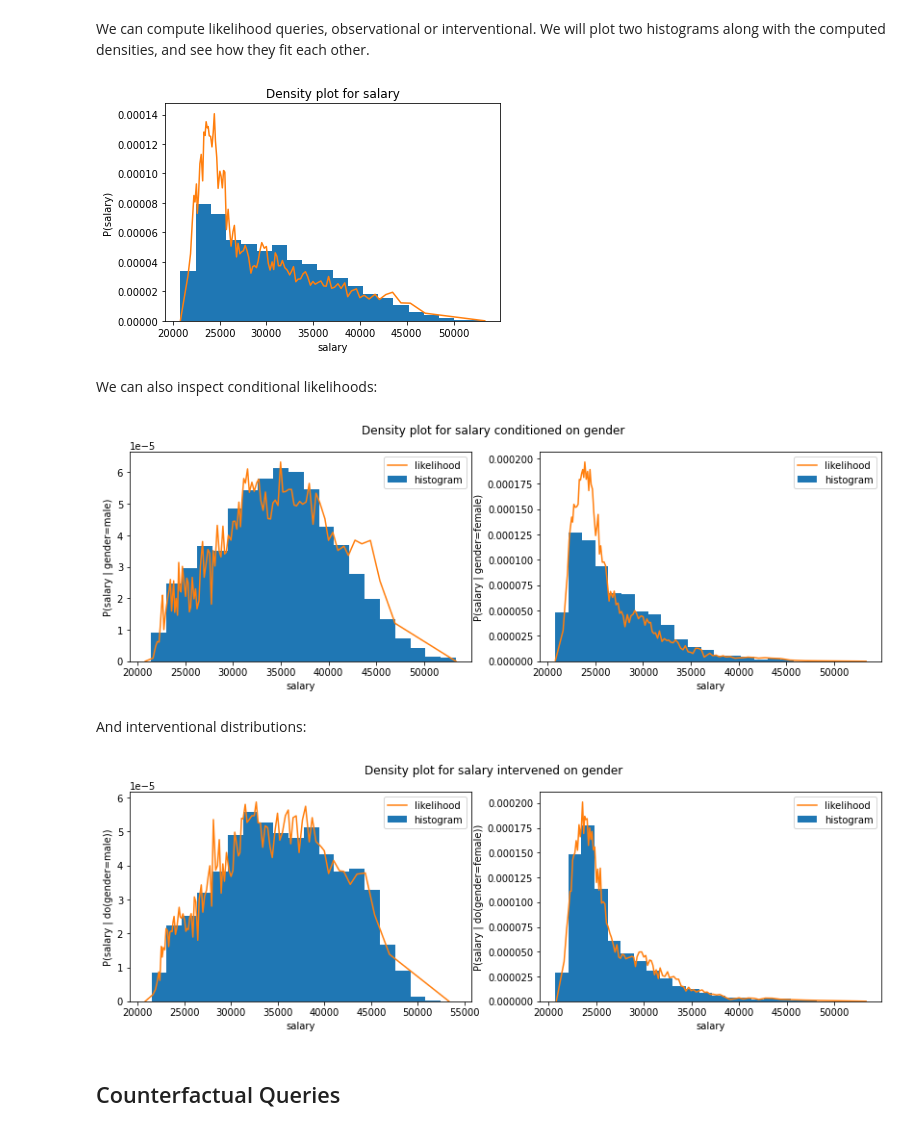
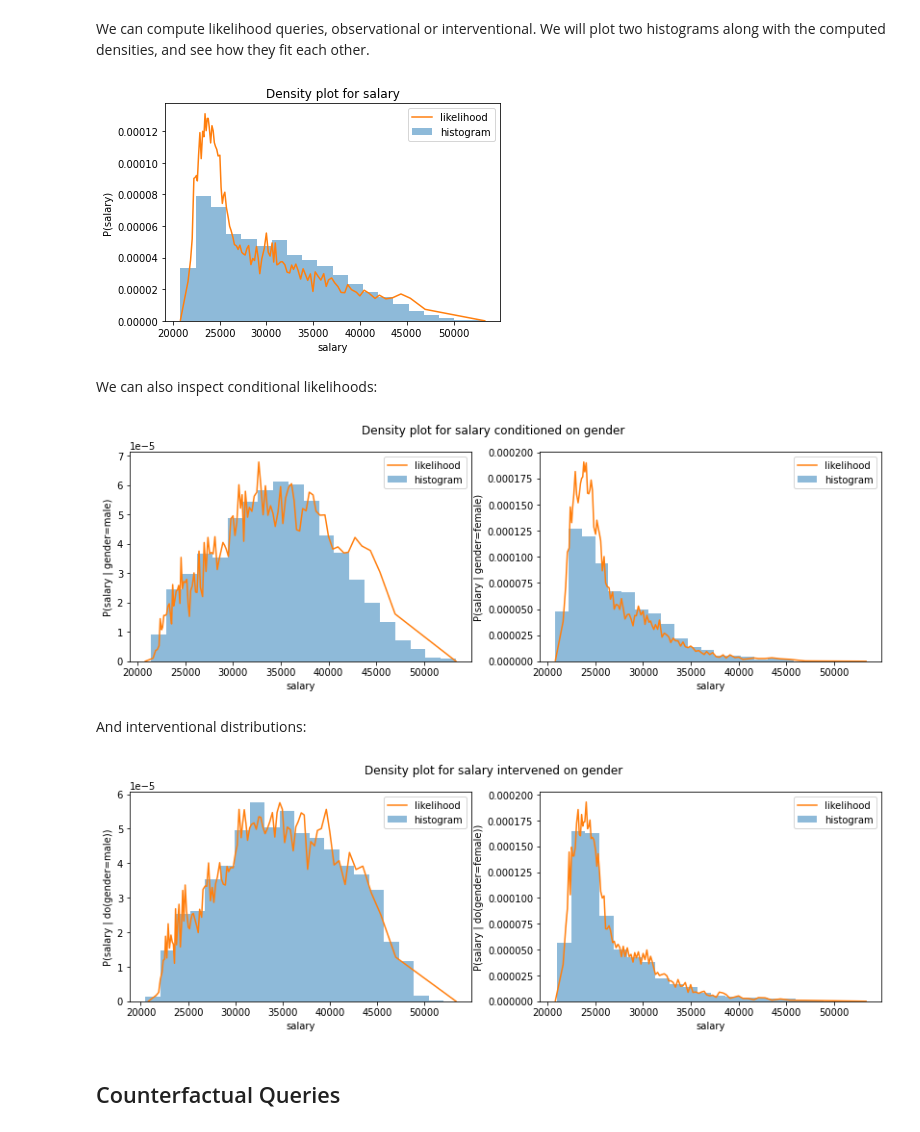
Before and after one commit to aparafita/dcg_supp, a Jupyter notebook: tutorial/Tutorial.ipynb, the cells around one changed output. Drawn from its saved outputs; the diff is of its cells as text; code cells hidden in the pictures.

```diff
--- a/tutorial/Tutorial.ipynb
+++ b/tutorial/Tutorial.ipynb
@@ -286,7 +286,7 @@
 # %%
 # We add this toggle here to avoid training the graph if it's already been trained.
 # Set TRAIN to False if you have already trained it, so as to load it instead.
-TRAIN = True
+TRAIN = False
 # %%
 path = os.path.join('models', 'graph.pt')
 
@@ -499,19 +509,21 @@ We can compute likelihood queries, observational or interventional. We will plot
 # %%
 K = 100
 
 x = df_train.salary
 qs = df_train.salary.quantile(np.linspace(0, 1, K)).values
 with torch.no_grad():
     loglk = graph.loglk(dict(salary=qs), target_node='salary', ex_n=1000)
     lk = torch.exp(loglk).cpu().numpy()
 
-plt.hist(x, bins=20, density=True)
-plt.plot(qs, lk)
+plt.hist(x, bins=20, alpha=.5, density=True, label='histogram')
+plt.plot(qs, lk, label='likelihood')
 plt.xlabel('salary')
 plt.ylabel('P(salary)')
-plt.title('Density plot for salary');
+plt.legend()
+plt.title('Density plot for salary')
+plt.savefig('plots/density1.pdf')
 # %% [output]
-[figure, old version]
+[figure, new version]
 # %% [markdown]
 We can also inspect conditional likelihoods:
 # %%
@@ -529,15 +541,16 @@ for ax, v in zip(axes, [True, False]):
         loglk = graph.loglk(dict(salary=qs), target_node='salary', cond=dict(gender=v), ex_n=1000)
         lk = torch.exp(loglk).cpu().numpy()
 
-    ax.hist(x, bins=20, density=True, label='histogram')
+    ax.hist(x, bins=20, density=True, alpha=.5, label='histogram')
     ax.plot(qs, lk, label='likelihood')
     ax.legend()
     ax.set_xlabel('salary')
     ax.set_ylabel('P(salary | gender=%s)' % ('male' if v else 'female'))
 
-fig.suptitle('Density plot for salary conditioned on gender');
+fig.suptitle('Density plot for salary conditioned on gender')
+plt.savefig('plots/density2.pdf')
 # %% [output]
-[figure, old version]
+[figure, new version]
 # %% [markdown]
 And interventional distributions:
 # %%
@@ -555,15 +568,16 @@ for ax, v in zip(axes, [True, False]):
         loglk = graph.loglk(dict(salary=qs), target_node='salary', interventions=dict(gender=v), ex_n=1000)
         lk = torch.exp(loglk).cpu().numpy()
 
-    ax.hist(x, bins=20, density=True, label='histogram')
+    ax.hist(x, bins=20, density=True, alpha=.5, label='histogram')
     ax.plot(qs, lk, label='likelihood')
     ax.legend()
     ax.set_xlabel('salary')
     ax.set_ylabel('P(salary | do(gender=%s))' % ('male' if v else 'female'))
 
-fig.suptitle('Density plot for salary intervened on gender');
+fig.suptitle('Density plot for salary intervened on gender')
+plt.savefig('plots/density3.pdf')
 # %% [output]
-[figure, old version]
+[figure, new version]
 # %% [markdown]
 ## Counterfactual Queries
 # %% [markdown]
```
Also changed, not shown: parts of 13 cells of this notebook.
